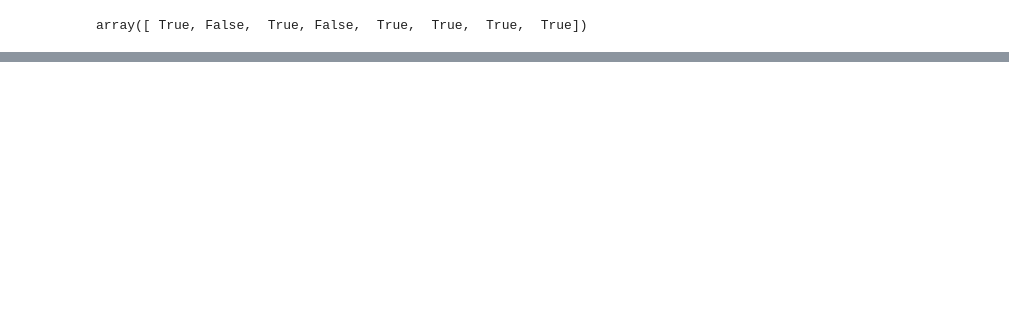
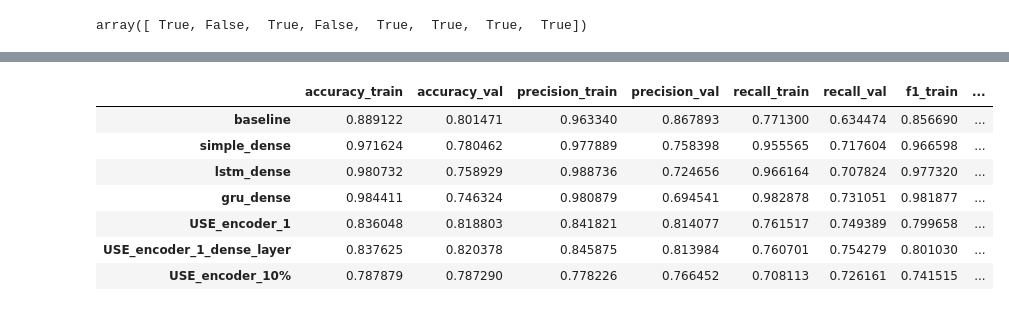
Before and after one commit to ngcheeyuan/Learner-s-Repo-for-Tensorflow, a Jupyter notebook: 08_nlp_with_tensorflow_pynb.ipynb, the cells around one changed output, grey strips where cells are left out. Drawn from its saved outputs; the diff is of its cells as text; code cells hidden in the pictures; blank space fills up the shorter version.

```diff
--- a/08_nlp_with_tensorflow_pynb.ipynb
+++ b/08_nlp_with_tensorflow_pynb.ipynb
@@ -495,0 +989,4 @@ array([ True, False,  True, False,  True,  True,  True,  True])
+# %%
+#Convert prediction probabilities to labels
+model_8_preds_val = tf.squeeze(tf.round(model_8_pred_probs_val))
+model_8_preds_val
@@ -495,0 +995,4 @@ array([ True, False,  True, False,  True,  True,  True,  True])
+# %%
+model_8_pred_probs_train = model_8.predict(X_train)
+model_8_preds_train = tf.squeeze(tf.round(model_8_pred_probs_train))
+model_8_preds_train
@@ -495,0 +1001,4 @@ array([ True, False,  True, False,  True,  True,  True,  True])
+# %%
+model_8_results = evaluation_metrics(model_8_preds_train,
+                                     model_8_preds_val,
+                                     y_train, y_val)
@@ -495,0 +1025,19 @@ array([ True, False,  True, False,  True,  True,  True,  True])
+# %%
+all_model_results = pd.DataFrame({'baseline':baseline_results,
+                                  'simple_dense':model_1_results,
+                                  'lstm_dense':model_2_results,
+                                  'gru_dense':model_3_results,
+                                  'USE_encoder_1':model_6_results,
+                                  'USE_encoder_1_dense_layer':model_7_results,
+                                  'USE_encoder_10%':model_8_results})
+# %%
+all_model_results.T
+# %% [output]
+|  | accuracy_train | accuracy_val | precision_train | precision_val | recall_train | recall_val | f1_train | ... |
+| baseline | 0.889122 | 0.801471 | 0.963340 | 0.867893 | 0.771300 | 0.634474 | 0.856690 | ... |
+| simple_dense | 0.971624 | 0.780462 | 0.977889 | 0.758398 | 0.955565 | 0.717604 | 0.966598 | ... |
+| lstm_dense | 0.980732 | 0.758929 | 0.988736 | 0.724656 | 0.966164 | 0.707824 | 0.977320 | ... |
+| gru_dense | 0.984411 | 0.746324 | 0.980879 | 0.694541 | 0.982878 | 0.731051 | 0.981877 | ... |
+| USE_encoder_1 | 0.836048 | 0.818803 | 0.841821 | 0.814077 | 0.761517 | 0.749389 | 0.799658 | ... |
+| USE_encoder_1_dense_layer | 0.837625 | 0.820378 | 0.845875 | 0.813984 | 0.760701 | 0.754279 | 0.801030 | ... |
+| USE_encoder_10% | 0.787879 | 0.787290 | 0.778226 | 0.766452 | 0.708113 | 0.726161 | 0.741515 | ... |
```
Also changed, not shown: parts of 128 cells of this notebook.
